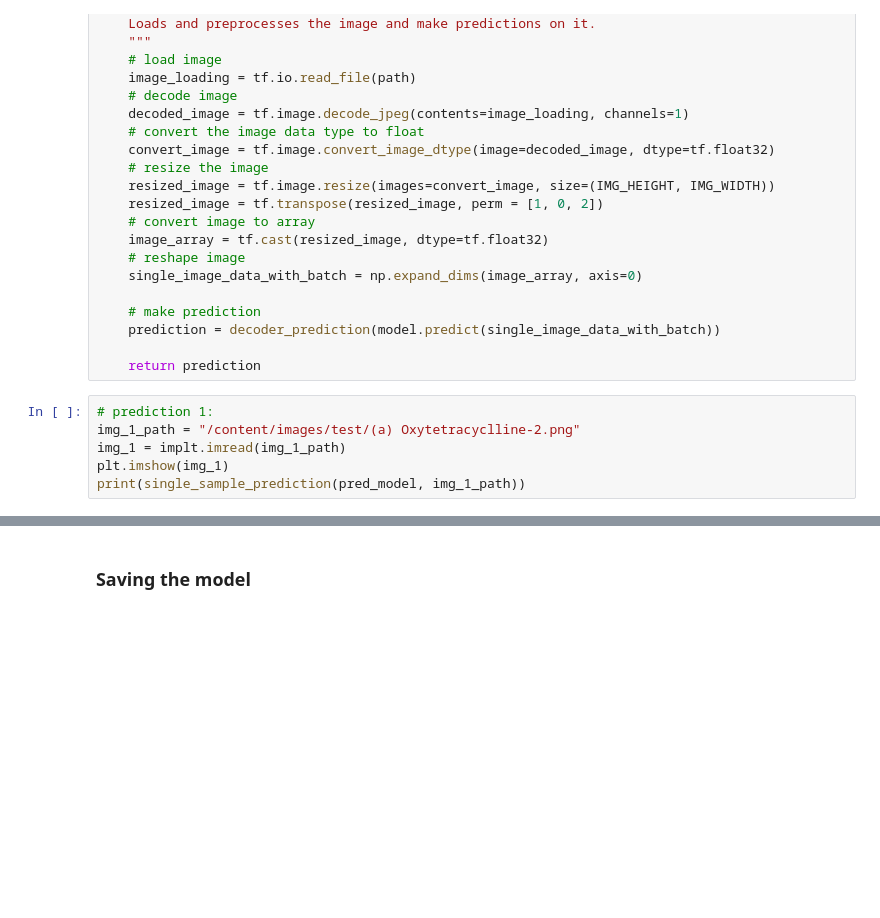
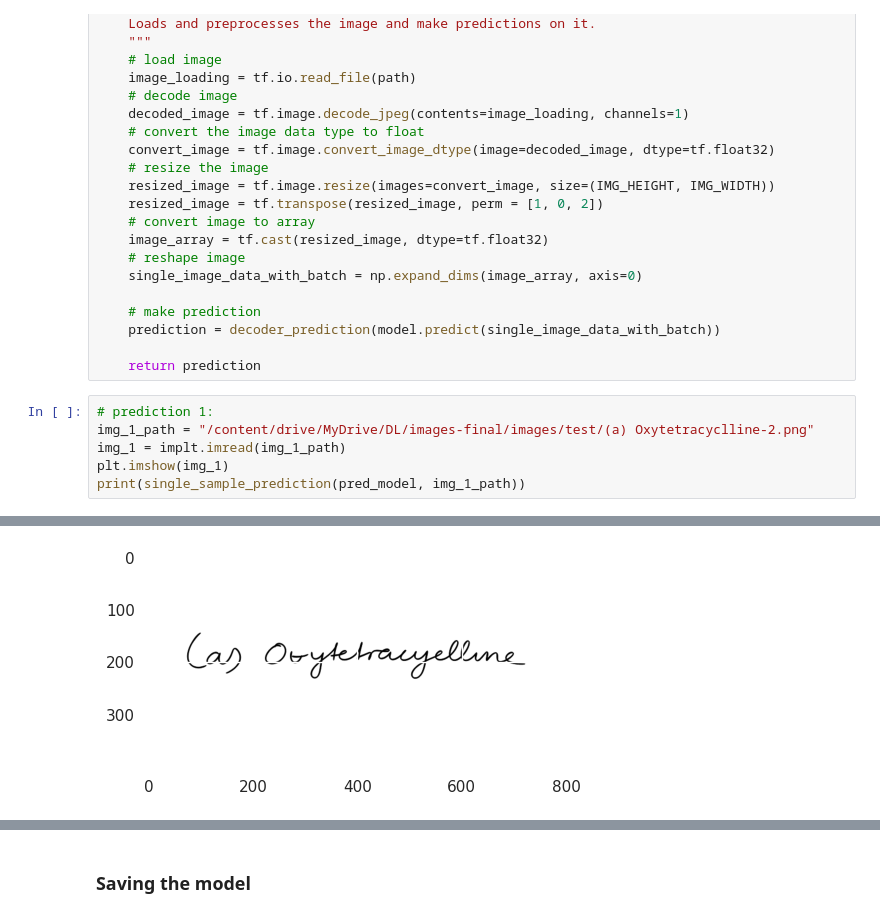
Before and after one commit to nrenzan/Handwritten_Text_Recognization, a Jupyter notebook: Finalmodel.ipynb, the cells around one changed output, grey strips where cells are left out. Saved outputs shown, nothing was run; the diff lists cells and outputs as text; blank space fills up the shorter version.

```diff
--- a/Finalmodel.ipynb
+++ b/Finalmodel.ipynb
@@ -606,7 +537,7 @@ def single_sample_prediction(model, path):
     return prediction
 # %%
 # prediction 1:
-img_1_path = "/content/images/test/(a) Oxytetracyclline-2.png"
+img_1_path = "/content/drive/MyDrive/DL/images-final/images/test/(a) Oxytetracyclline-2.png"
 img_1 = implt.imread(img_1_path)
 plt.imshow(img_1)
 print(single_sample_prediction(pred_model, img_1_path))
@@ -615,2 +547,3 @@ FileNotFoundError: [Errno 2] No such file or directory: '/content/images/test/(a
+[figure, added]
 # %%
 # prediction 2:
```
Also changed, not shown: parts of 9 cells of this notebook.
